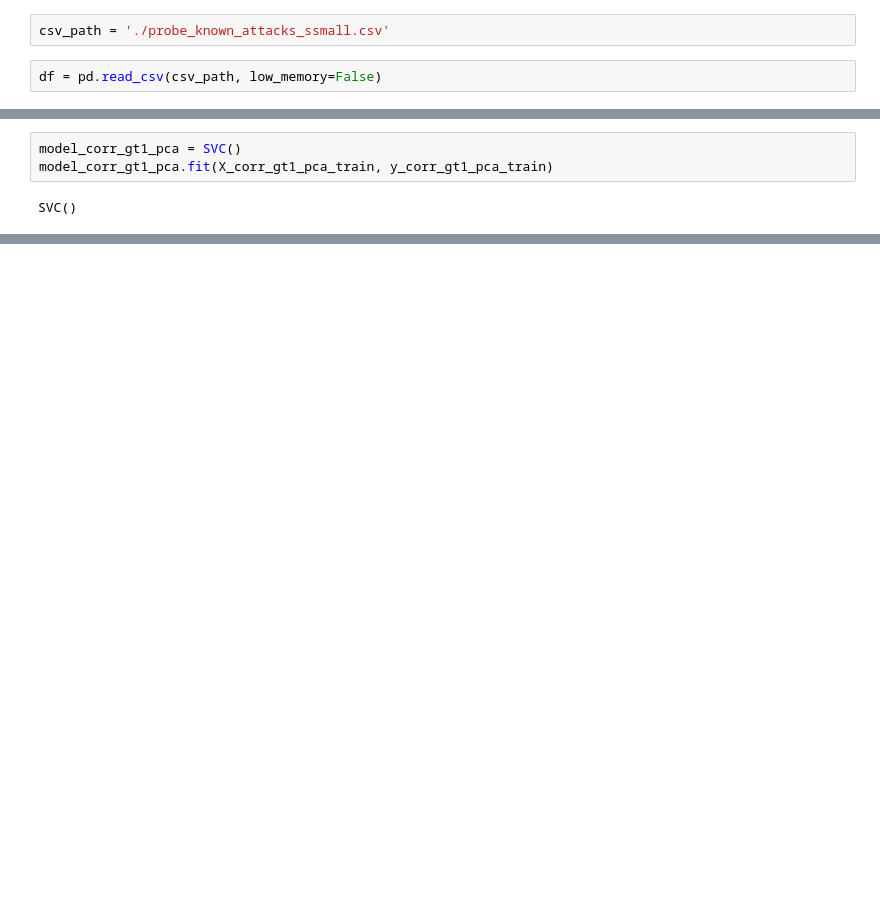
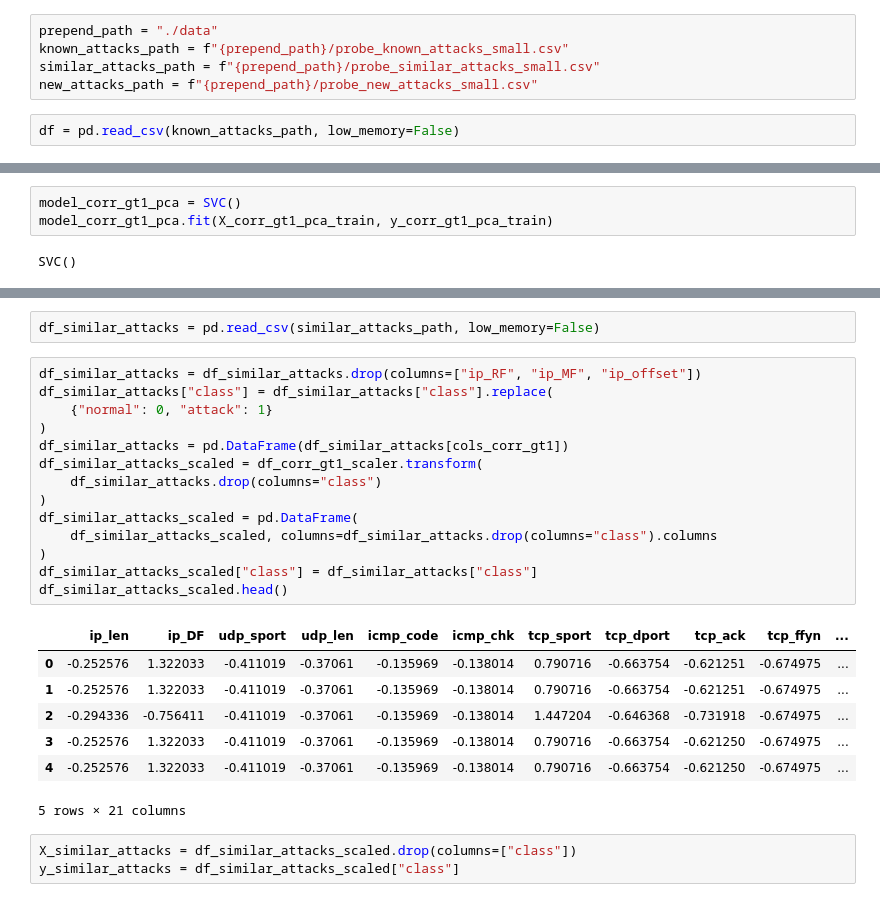
Before and after one commit to ibrahimmkhalid/data-245-project, a Jupyter notebook: model_svm.sync.ipynb, the cells around one changed output, grey strips where cells are left out. Saved outputs shown, nothing was run; the diff lists cells and outputs as text; blank space fills up the shorter version.

```diff
--- a/model_svm.sync.ipynb
+++ b/model_svm.sync.ipynb
@@ -64,9 +79,12 @@ import seaborn as sns
 from sklearn.decomposition import PCA
 from sklearn.preprocessing import StandardScaler
 # %%
-csv_path = './probe_known_attacks_ssmall.csv'
+prepend_path = "./data"
+known_attacks_path = f"{prepend_path}/probe_known_attacks_small.csv"
+similar_attacks_path = f"{prepend_path}/probe_similar_attacks_small.csv"
+new_attacks_path = f"{prepend_path}/probe_new_attacks_small.csv"
 # %%
-df = pd.read_csv(csv_path, low_memory=False)
+df = pd.read_csv(known_attacks_path, low_memory=False)
 # %%
 df.shape
 # %% [output]
@@ -431,0 +532,27 @@ benchmark_results
+# %%
+df_similar_attacks = pd.read_csv(similar_attacks_path, low_memory=False)
+# %%
+df_similar_attacks = df_similar_attacks.drop(columns=["ip_RF", "ip_MF", "ip_offset"])
+df_similar_attacks["class"] = df_similar_attacks["class"].replace(
+    {"normal": 0, "attack": 1}
+)
+df_similar_attacks = pd.DataFrame(df_similar_attacks[cols_corr_gt1])
+df_similar_attacks_scaled = df_corr_gt1_scaler.transform(
+    df_similar_attacks.drop(columns="class")
+)
+df_similar_attacks_scaled = pd.DataFrame(
+    df_similar_attacks_scaled, columns=df_similar_attacks.drop(columns="class").columns
+)
+df_similar_attacks_scaled["class"] = df_similar_attacks["class"]
+df_similar_attacks_scaled.head()
+# %% [output]
+|  | ip_len | ip_DF | udp_sport | udp_len | icmp_code | icmp_chk | tcp_sport | tcp_dport | tcp_ack | tcp_ffyn | ... |
+| 0 | -0.252576 | 1.322033 | -0.411019 | -0.37061 | -0.135969 | -0.138014 | 0.790716 | -0.663754 | -0.621251 | -0.674975 | ... |
+| 1 | -0.252576 | 1.322033 | -0.411019 | -0.37061 | -0.135969 | -0.138014 | 0.790716 | -0.663754 | -0.621251 | -0.674975 | ... |
+| 2 | -0.294336 | -0.756411 | -0.411019 | -0.37061 | -0.135969 | -0.138014 | 1.447204 | -0.646368 | -0.731918 | -0.674975 | ... |
+| 3 | -0.252576 | 1.322033 | -0.411019 | -0.37061 | -0.135969 | -0.138014 | 0.790716 | -0.663754 | -0.621250 | -0.674975 | ... |
+| 4 | -0.252576 | 1.322033 | -0.411019 | -0.37061 | -0.135969 | -0.138014 | 0.790716 | -0.663754 | -0.621250 | -0.674975 | ... |
+5 rows × 21 columns
+# %%
+X_similar_attacks = df_similar_attacks_scaled.drop(columns=["class"])
+y_similar_attacks = df_similar_attacks_scaled["class"]
```
Also changed, not shown: parts of 28 cells of this notebook, 1 other file.
